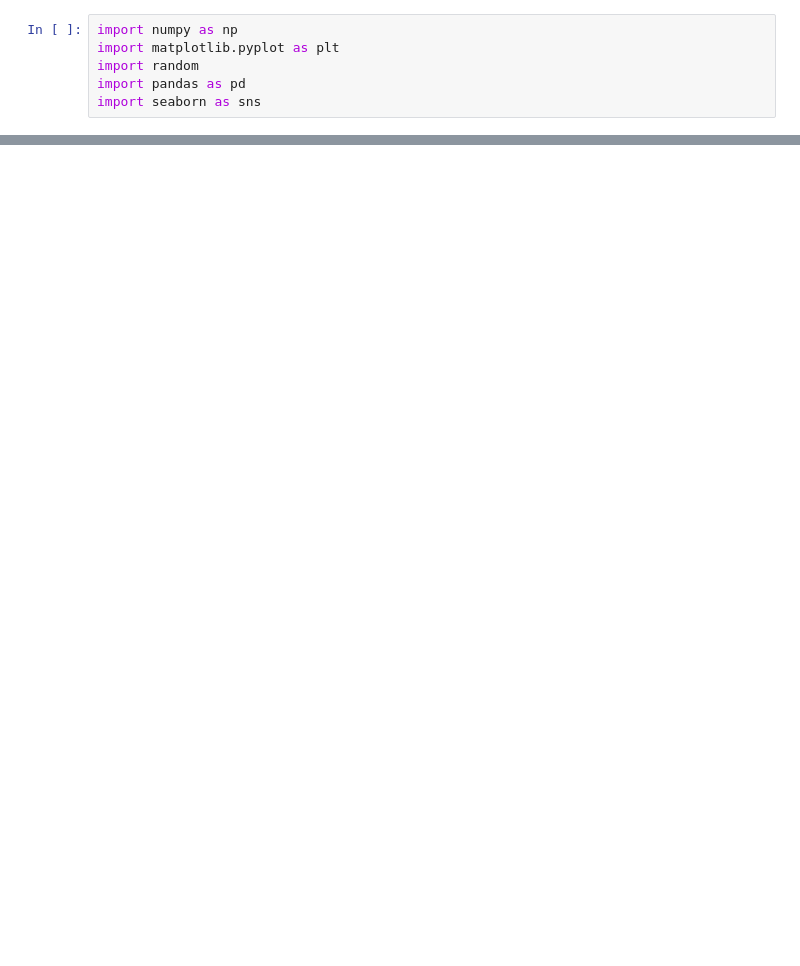
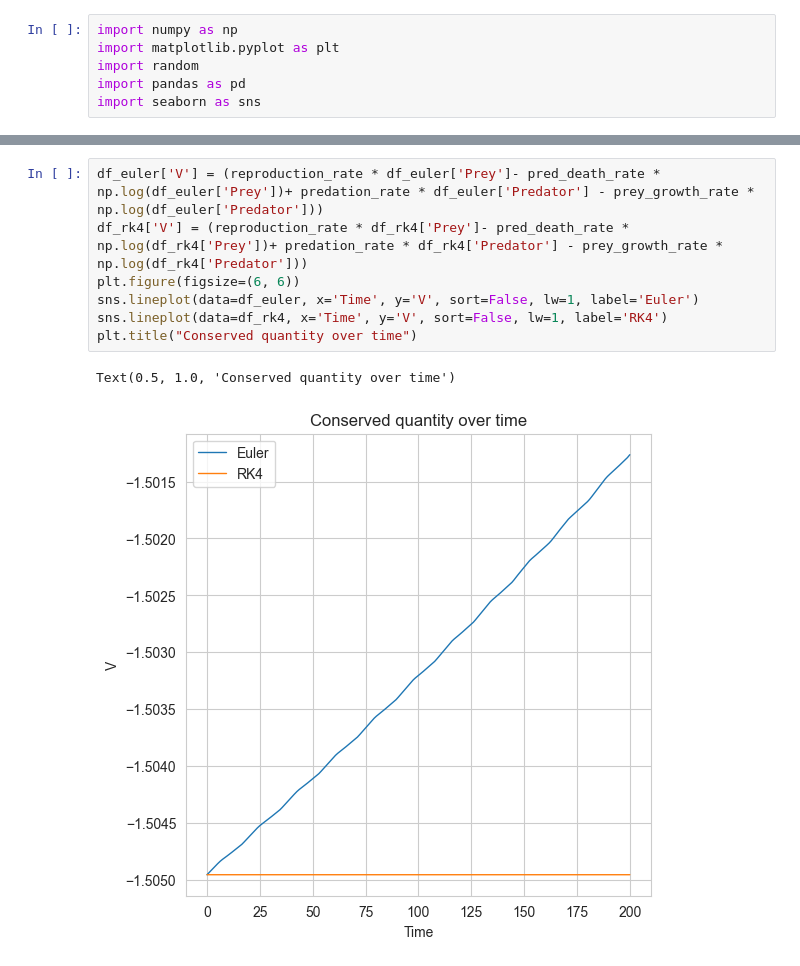
Before and after one commit to JackPritchard1/population-dynamics-simulations, a Jupyter notebook: main.ipynb, the cells around one changed output, grey strips where cells are left out. Cells and saved outputs as stored; diff of their text form; blank space fills up the shorter version.

```diff
--- a/main.ipynb
+++ b/main.ipynb
@@ -71,0 +104,10 @@ plt.show()
+# %%
+df_euler['V'] = (reproduction_rate * df_euler['Prey']- pred_death_rate * np.log(df_euler['Prey'])+ predation_rate * df_euler['Predator'] - prey_growth_rate * np.log(df_euler['Predator']))
+df_rk4['V'] = (reproduction_rate * df_rk4['Prey']- pred_death_rate * np.log(df_rk4['Prey'])+ predation_rate * df_rk4['Predator'] - prey_growth_rate * np.log(df_rk4['Predator']))
+plt.figure(figsize=(6, 6))
+sns.lineplot(data=df_euler, x='Time', y='V', sort=False, lw=1, label='Euler')
+sns.lineplot(data=df_rk4, x='Time', y='V', sort=False, lw=1, label='RK4')
+plt.title("Conserved quantity over time")
+# %% [output]
+Text(0.5, 1.0, 'Conserved quantity over time')
+[figure, added]
```
Also changed, not shown: parts of 3 cells of this notebook.
